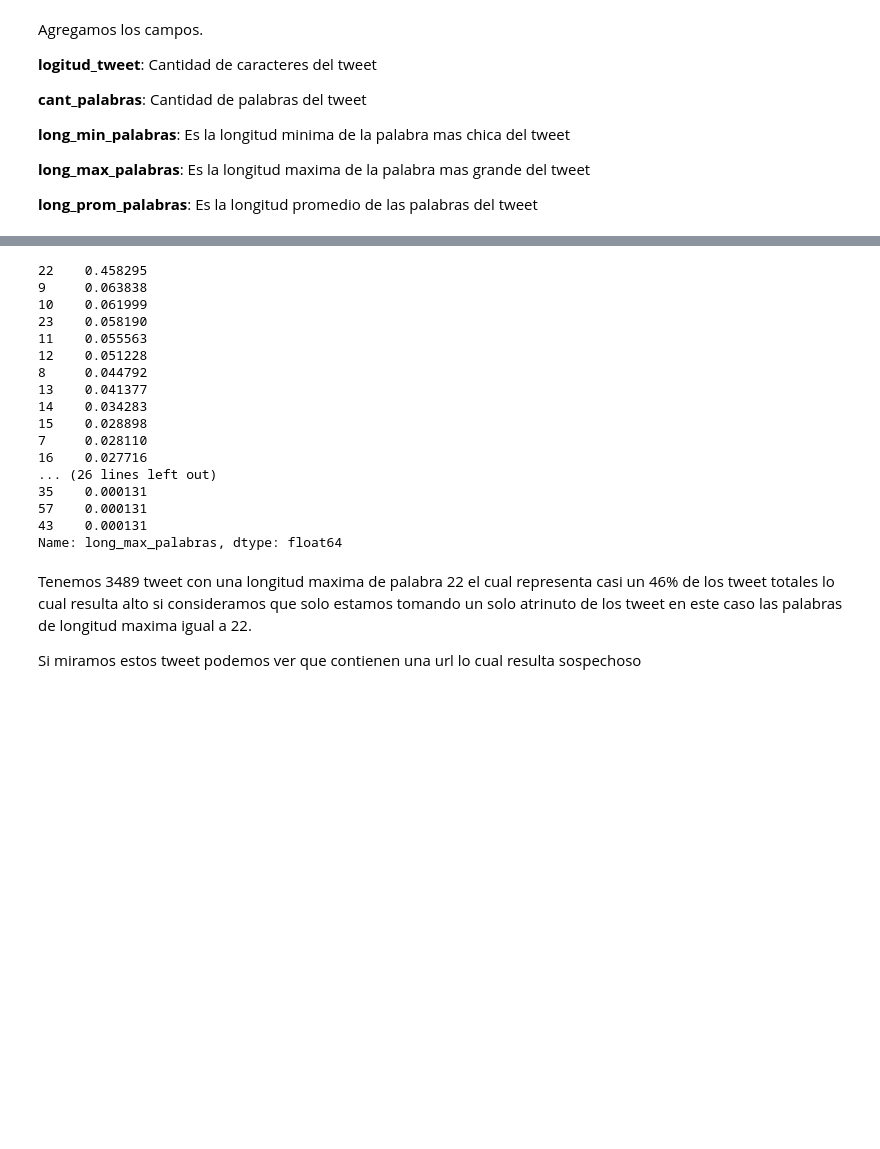
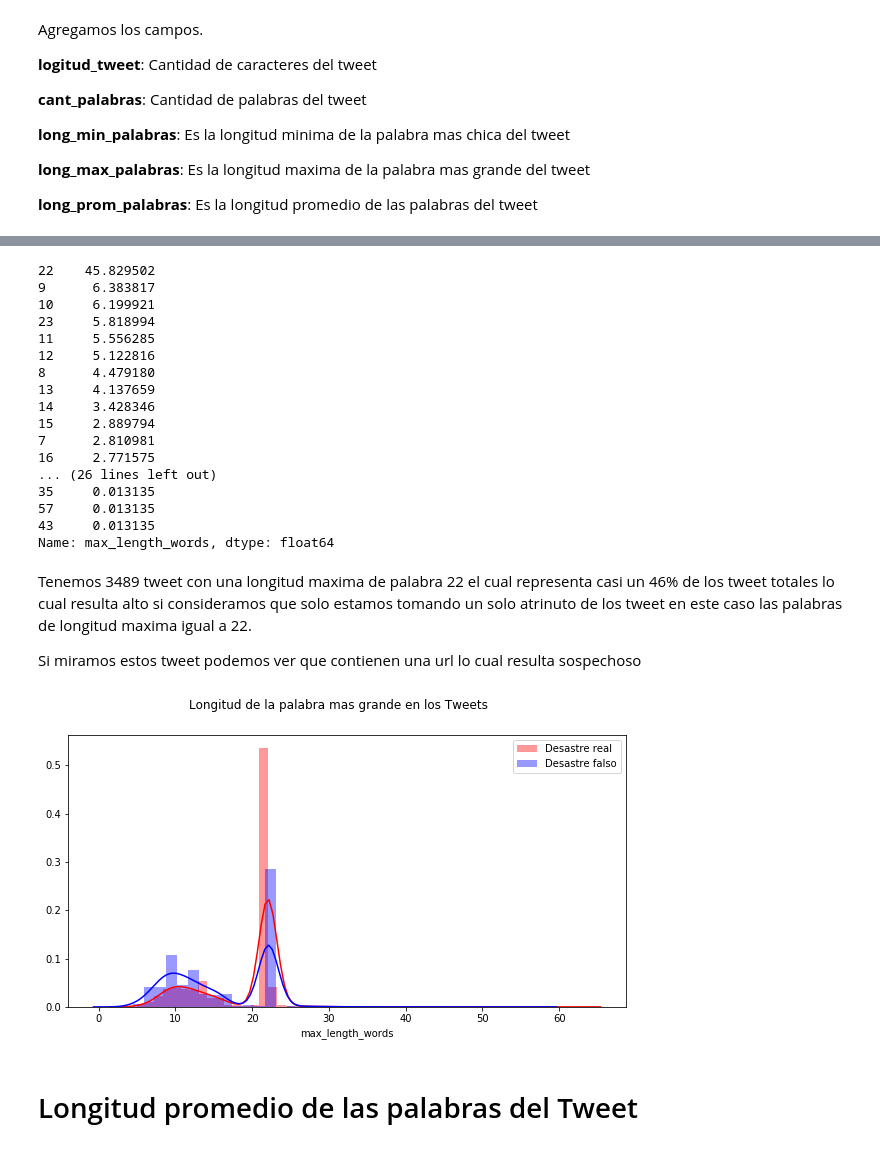
Before and after one commit to GastonMontes/1ro-2020-7506-TP1, a Jupyter notebook: Analisis-texto-tweet.ipynb, the cells around one changed output, grey strips where cells are left out. Cells and saved outputs as stored; diff of their text form; code cells hidden in the pictures; blank space fills up the shorter version.

```diff
--- a/Analisis-texto-tweet.ipynb
+++ b/Analisis-texto-tweet.ipynb
@@ -41,24 +176,35 @@ tweet['long_prom_palabras'] = tweet['text'].str.split().apply(lambda x : [len(i)
 # %%
-tweet['long_max_palabras'].value_counts(normalize=True)
+tweets['max_length_words'].value_counts(normalize=True)*100
 # %% [output]
-22    0.458295
-9     0.063838
-10    0.061999
-23    0.058190
-11    0.055563
-12    0.051228
-8     0.044792
-13    0.041377
-14    0.034283
-15    0.028898
-7     0.028110
-16    0.027716
+22    45.829502
+9      6.383817
+10     6.199921
+23     5.818994
+11     5.556285
+12     5.122816
+8      4.479180
+13     4.137659
+14     3.428346
+15     2.889794
+7      2.810981
+16     2.771575
 ... (26 lines left out)
-35    0.000131
-57    0.000131
-43    0.000131
-Name: long_max_palabras, dtype: float64
+35     0.013135
+57     0.013135
+43     0.013135
+Name: max_length_words, dtype: float64
 # %% [markdown]
 Tenemos 3489 tweet con una longitud maxima de palabra 22 el cual representa casi un 46% de los tweet totales lo cual resulta alto si consideramos que solo estamos tomando un solo atrinuto de los tweet en este caso las palabras de longitud maxima igual a 22.
 
 Si miramos estos tweet podemos ver que contienen una url lo cual resulta sospechoso
+# %%
+fig,ax=plt.subplots(1,1,figsize=(10,5))
+sns.distplot(tweets[tweets['target']==1].max_length_words,label='Desastre real',color='red')
+sns.distplot(tweets[tweets['target']==0].max_length_words,label='Desastre falso',color='blue')
+ax.legend()
+fig.suptitle('Longitud de la palabra mas grande en los Tweets')
+plt.show()
+# %% [output]
+[figure, added]
+# %% [markdown]
+# Longitud promedio de las palabras del Tweet
```
Also changed, not shown: parts of 20 cells of this notebook.
